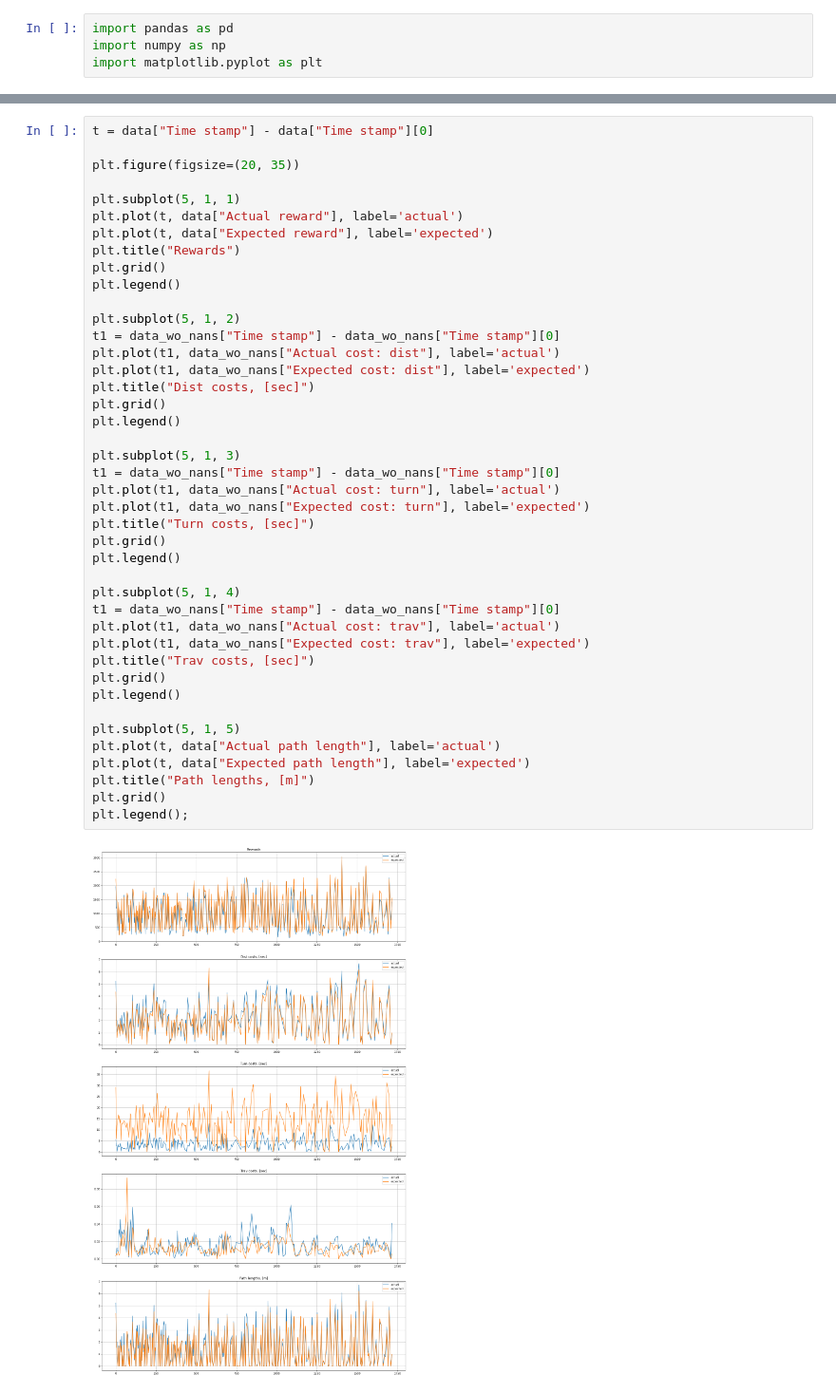
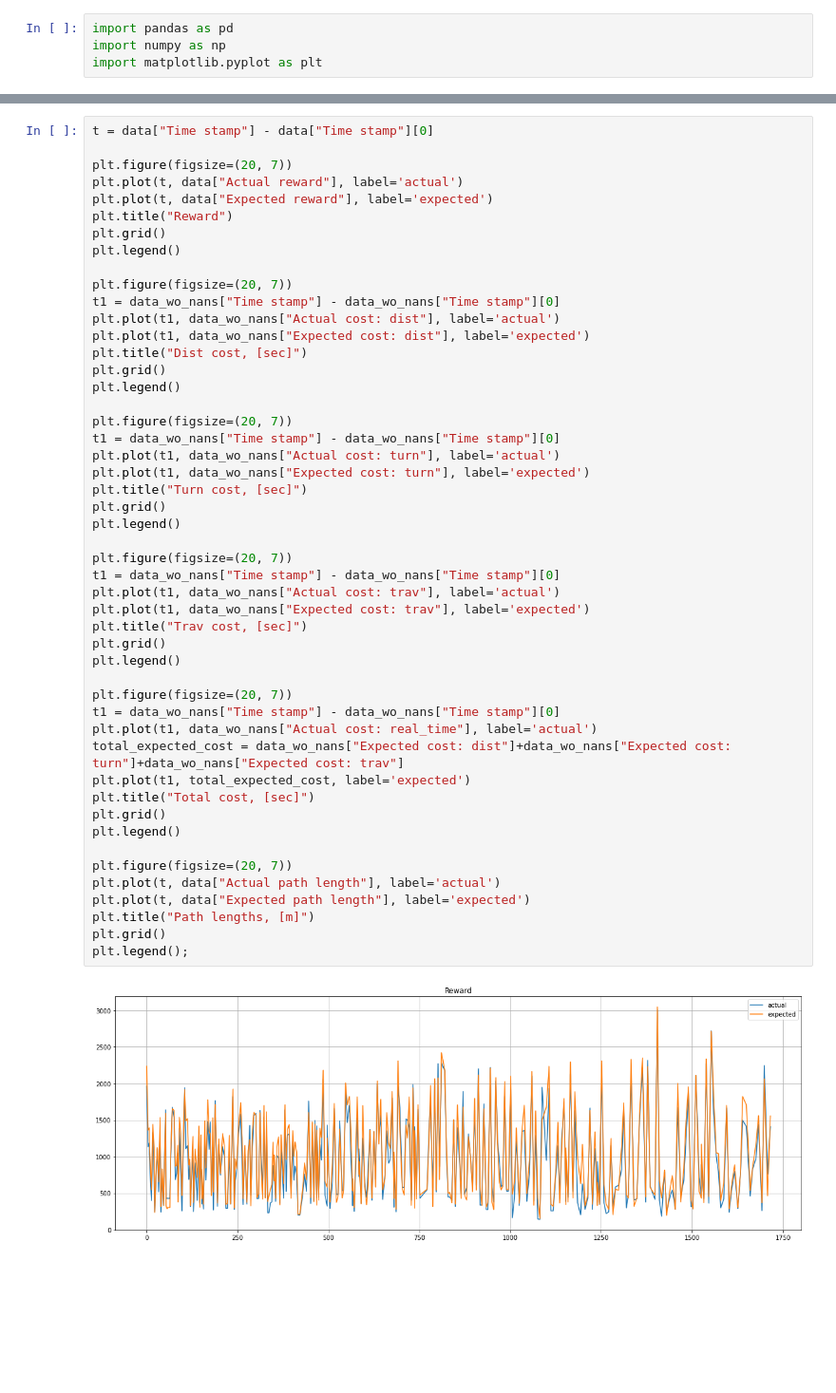
Before and after one commit to tpet/rpz_planning, a Jupyter notebook: notebooks/local_rewards_costs.ipynb, the cells around one changed output, grey strips where cells are left out. Shown at 95% size. Saved outputs shown, nothing was run; the diff lists cells and outputs as text; blank space fills up the shorter version.

```diff
--- a/notebooks/local_rewards_costs.ipynb
+++ b/notebooks/local_rewards_costs.ipynb
@@ -16,44 +16,51 @@ data_wo_nans.head()
 # %%
 t = data["Time stamp"] - data["Time stamp"][0]
 
-plt.figure(figsize=(20, 35))
-
-plt.subplot(5, 1, 1)
+plt.figure(figsize=(20, 7))
 plt.plot(t, data["Actual reward"], label='actual')
 plt.plot(t, data["Expected reward"], label='expected')
-plt.title("Rewards")
+plt.title("Reward")
 plt.grid()
 plt.legend()
 
-plt.subplot(5, 1, 2)
+plt.figure(figsize=(20, 7))
 t1 = data_wo_nans["Time stamp"] - data_wo_nans["Time stamp"][0]
 plt.plot(t1, data_wo_nans["Actual cost: dist"], label='actual')
 plt.plot(t1, data_wo_nans["Expected cost: dist"], label='expected')
-plt.title("Dist costs, [sec]")
+plt.title("Dist cost, [sec]")
 plt.grid()
 plt.legend()
 
-plt.subplot(5, 1, 3)
+plt.figure(figsize=(20, 7))
 t1 = data_wo_nans["Time stamp"] - data_wo_nans["Time stamp"][0]
 plt.plot(t1, data_wo_nans["Actual cost: turn"], label='actual')
 plt.plot(t1, data_wo_nans["Expected cost: turn"], label='expected')
-plt.title("Turn costs, [sec]")
+plt.title("Turn cost, [sec]")
 plt.grid()
 plt.legend()
 
-plt.subplot(5, 1, 4)
+plt.figure(figsize=(20, 7))
 t1 = data_wo_nans["Time stamp"] - data_wo_nans["Time stamp"][0]
 plt.plot(t1, data_wo_nans["Actual cost: trav"], label='actual')
 plt.plot(t1, data_wo_nans["Expected cost: trav"], label='expected')
-plt.title("Trav costs, [sec]")
+plt.title("Trav cost, [sec]")
 plt.grid()
 plt.legend()
 
-plt.subplot(5, 1, 5)
+plt.figure(figsize=(20, 7))
+t1 = data_wo_nans["Time stamp"] - data_wo_nans["Time stamp"][0]
+plt.plot(t1, data_wo_nans["Actual cost: real_time"], label='actual')
+total_expected_cost = data_wo_nans["Expected cost: dist"]+data_wo_nans["Expected cost: turn"]+data_wo_nans["Expected cost: trav"]
+plt.plot(t1, total_expected_cost, label='expected')
+plt.title("Total cost, [sec]")
+plt.grid()
+plt.legend()
+
+plt.figure(figsize=(20, 7))
 plt.plot(t, data["Actual path length"], label='actual')
 plt.plot(t, data["Expected path length"], label='expected')
 plt.title("Path lengths, [m]")
 plt.grid()
 plt.legend();
 # %% [output]
-[figure, old version]
+[figure, new version]
```
Also changed, not shown: parts of 2 cells of this notebook, 12 other files.
